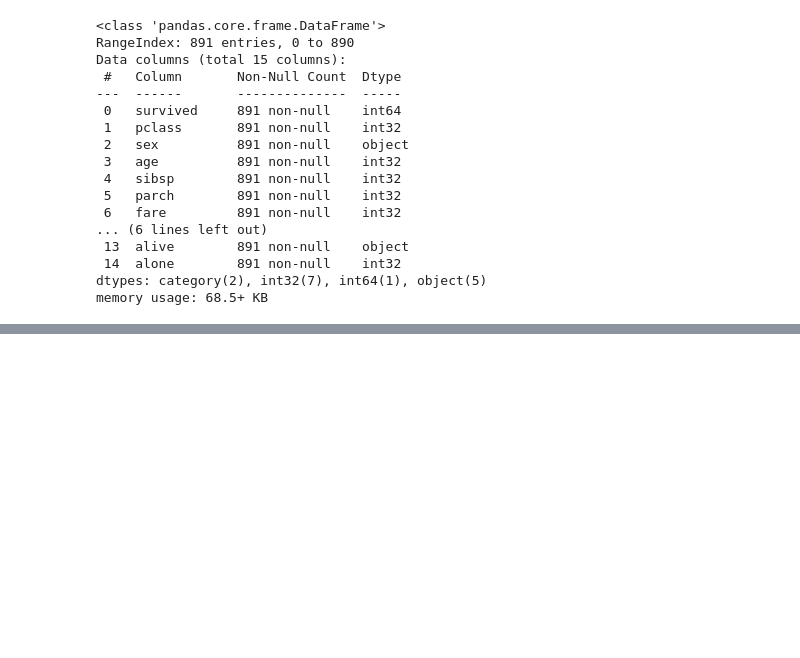
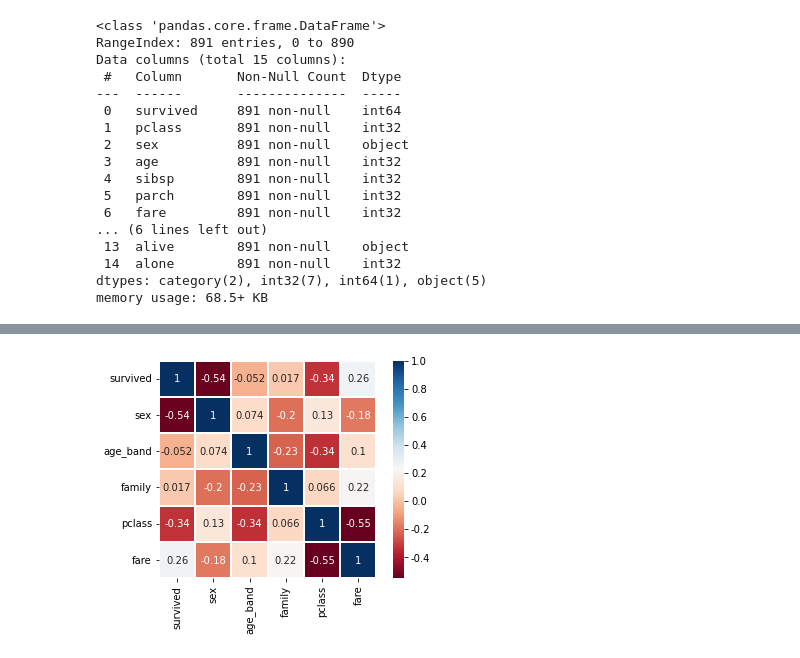
Before and after one commit to ChoiYoonAnoHouse/StudyBigData, a Jupyter notebook: day04/titanic_survival_analysis.ipynb, the cells around one changed output, grey strips where cells are left out. Saved outputs shown, nothing was run; the diff lists cells and outputs as text; code cells hidden in the pictures; blank space fills up the shorter version.

```diff
--- a/day04/titanic_survival_analysis.ipynb
+++ b/day04/titanic_survival_analysis.ipynb
@@ -276,0 +288,10 @@ plt.show()
+# %%
+def categroy_age(x): # 연령대 가져오기 함수
+    if x < 10: return 0
+    elif x < 20: return 1
+    elif x < 30: return 2
+    elif x < 40: return 3
+    elif x < 50: return 4
+    elif x < 60: return 5
+    elif x < 70: return 6
+    else: return 7
@@ -276,0 +314,6 @@ plt.show()
+# %%
+titanic['age_band'] = titanic['age'].apply(categroy_age)
+# %%
+titanic['sex'] = titanic['sex'].map({'male': 1, 'female': 0})
+# %%
+titanic['family'] = titanic['sibsp'] + titanic['parch'] + 1 # +!의 이유는 혼자인 사람이 있기 때문 ! sibsp, parch는 형제 이기 때문에 혼자인 사람은 0으로 떠서 + 1 하는 것.
@@ -276,0 +322,12 @@ plt.show()
+# %%
+# 히트맵 그리기
+heatmap_data = titanic[['survived', 'sex', 'age_band', 'family', 'pclass', 'fare']]
+color_map = plt.cm.RdBu
+#음수 마이너스가 깨질 때
+plt.rcParams['axes.unicode_minus'] = False
+sns.heatmap(data=heatmap_data.astype(float).corr(), linewidths=0.1, square=True, cmap=color_map, annot=True)
+ #corr 상관계수를 분석하는 함수, square 사각형, cmap은 색을 바꿀 때 사용, annot는 사각형 안에 숫자가 나옴.
+ #높을 수록 색이 진하다. 음수가 제대로 안 나올 경우 처리해줘야 한다.
+plt.show()
+# %% [output]
+[figure, added]
```
Also changed, not shown: parts of 7 cells of this notebook, 2 other files.
